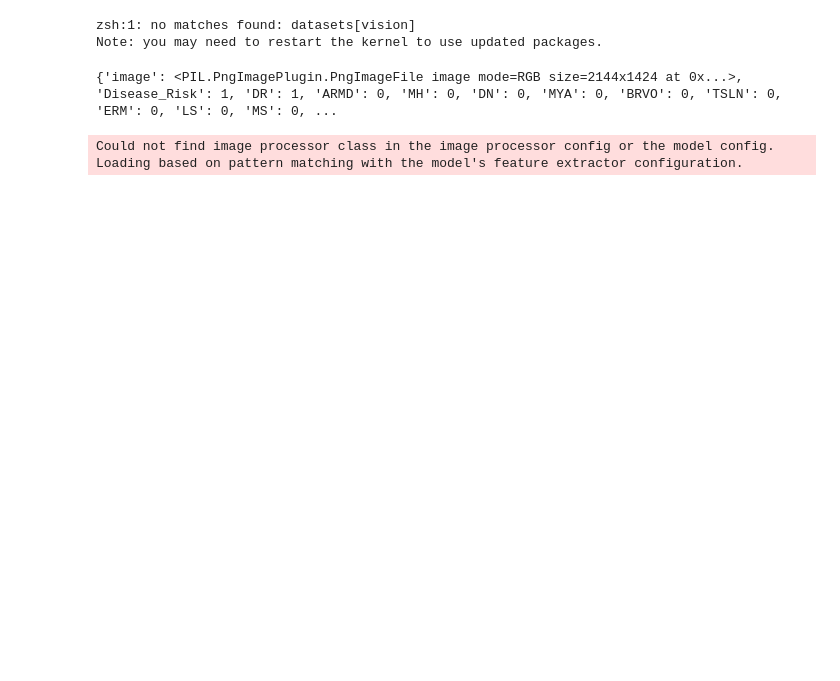
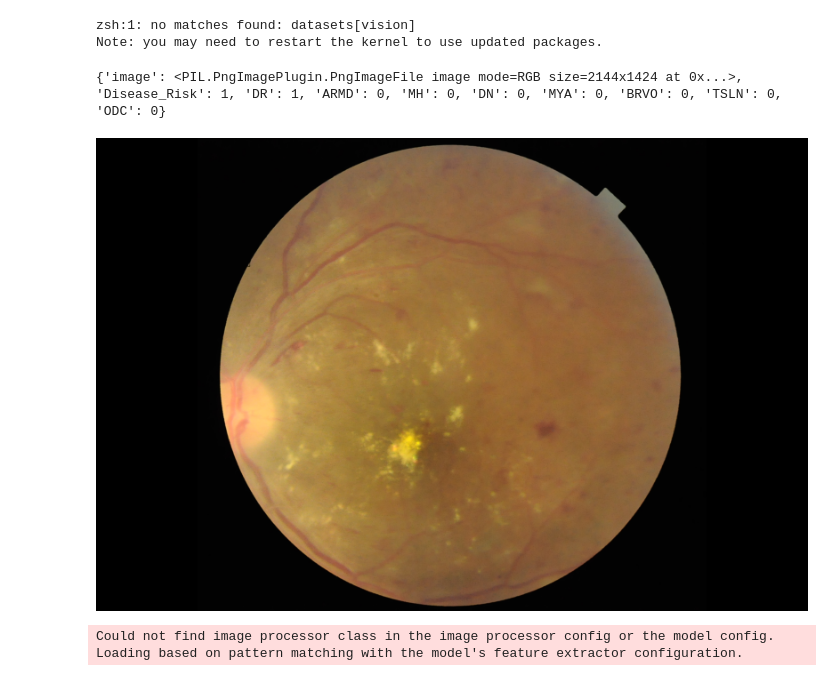
Before and after one commit to Blyzi/DataCamp, a Jupyter notebook: huggingface.ipynb, the cells around one changed output. Drawn from its saved outputs; the diff is of its cells as text; code cells hidden in the pictures; blank space fills up the shorter version.

Commit message:
Improve hugging face model

```diff
--- a/huggingface.ipynb
+++ b/huggingface.ipynb
@@ -12,40 +19,0 @@ import torch
-# %%
-model_checkpoint = "microsoft/resnet-50"
-batch_size = 32
-
-metric = load_metric("accuracy")
-
-# dataset = load_dataset("imagefolder", data_files={ "train": "datasets/training", "test": "datasets/test" })
-dataset = load_dataset("imagefolder", data_dir="./datasets/training")
-
-print(dataset['train'][0])
-
-# dataset.features = Features({
-#     'image': Image(),
-#     'label': ClassLabel(num_classes=42, names=metadata_df.columns[1:].tolist())
-# })
-
-# def process_dicts(input_list):
-#     result = []
-#     for item in input_list:
-#         result.append({
-#             'image': item['image'],
-#             'label': [key for key, value in item.items() if key != 'image' and value == 1]
-#         })
-
-#     return result
-
-# dataset['train'].map(lambda x: print(x), batched=True)
-
-# dataset['train'] = dataset['train'].map(process_dicts, batched=True)
-
-# for i in tqdm.tqdm(range(len(dataset['train']))):
-#     dataset['train'][i] = {
-#         'image': dataset['train'][i]['image'],
-#         'label': [key for key, value in dataset['train'][i].items() if key != 'image' and value == 1]
-#     }
-
-# print(dataset['train'][0])
-# dataset['train'][0]['image']
-# %% [output]
-{'image': <PIL.PngImagePlugin.PngImageFile image mode=RGB size=2144x1424 at 0x...>, 'Disease_Risk': 1, 'DR': 1, 'ARMD': 0, 'MH': 0, 'DN': 0, 'MYA': 0, 'BRVO': 0, 'TSLN': 0, 'ERM': 0, 'LS': 0, 'MS': 0, ...
@@ -57,0 +20,29 @@ for i, label in enumerate(labels):
+# %%
+model_checkpoint = "microsoft/resnet-50"
+batch_size = 32
+
+metric_accuracy = evaluate.load("accuracy")
+metric_f1 = evaluate.load("f1")
+metric_precision = evaluate.load("precision")
+metric_recall = evaluate.load("recall")
+# Because of a bug in HuggingFace's evaluate library, we cannot combine them automatically.
+# See https://discuss.huggingface.co/t/combining-metrics-for-multiclass-predictions-evaluations/21792/11
+# metric = evaluate.combine(["accuracy", "f1", "precision", "recall"])
+
+labels = ["Disease_Risk", "DR", "ARMD", "MH", "DN", "MYA", "BRVO", "TSLN", "ERM", "LS", "MS", "CSR", "ODC", "CRVO", "TV", "AH", "ODP", "ODE", "ST", "AION", "PT", "RT", "RS", "CRS", "EDN", "RPEC", "MHL", "RP", "CWS", "CB", "ODPM", "PRH", "MNF", "HR", "CRAO", "TD", "CME", "PTCR", "CF", "VH", "MCA", "VS", "BRAO", "PLQ", "HPED", "CL"]
+# > 75 examples in the training set
+significant_labels = ["Disease_Risk", "DR", "ARMD", "MH", "DN", "MYA", "BRVO", "TSLN", "ODC"]
+
+dataset = load_dataset("imagefolder", data_dir="./datasets/training")
+
+# Keep only 1/4 of the dataset for faster training for now
+# dataset['train'] = dataset['train'].select(range(0, len(dataset['train']), 4))
+
+# Keep only the columns which are in significant_labels
+dataset = dataset.map(remove_columns=[x for x in labels if x not in significant_labels])
+print(dataset['train'][0])
+
+display(dataset['train'][0]['image'])
+# %% [output]
+{'image': <PIL.PngImagePlugin.PngImageFile image mode=RGB size=2144x1424 at 0x...>, 'Disease_Risk': 1, 'DR': 1, 'ARMD': 0, 'MH': 0, 'DN': 0, 'MYA': 0, 'BRVO': 0, 'TSLN': 0, 'ODC': 0}
+[figure, added]
```
Also changed, not shown: parts of 18 cells of this notebook.
